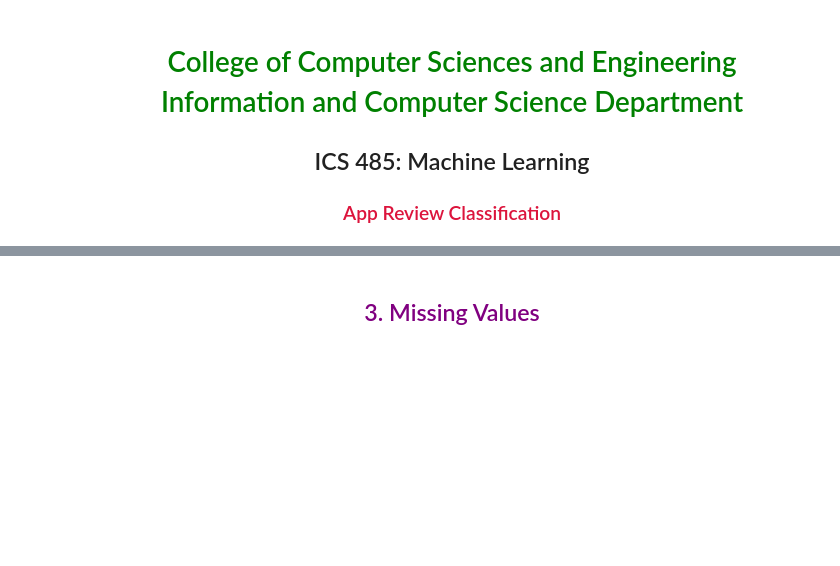
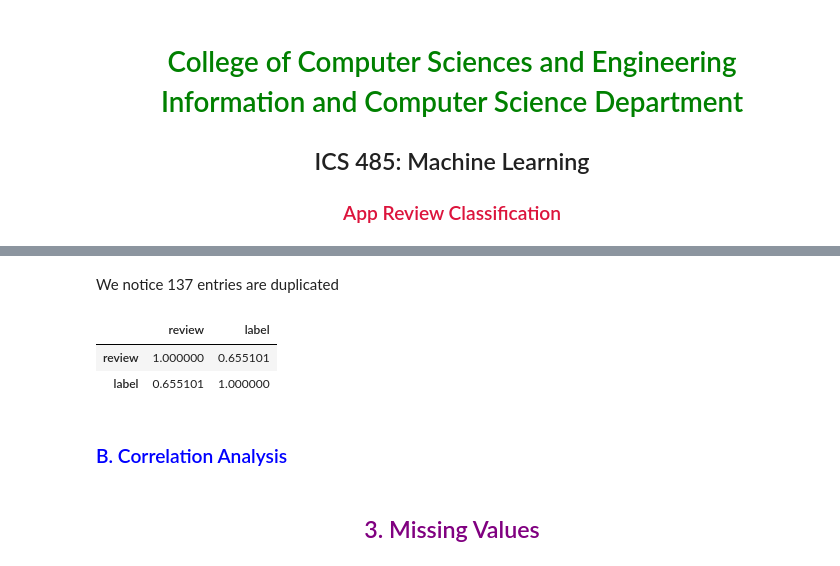
Before and after one commit to ZYousef/CS485-Project, a Jupyter notebook: CS485-Project-Notebook.ipynb, the cells around one changed output, grey strips where cells are left out. Cells and saved outputs as stored; diff of their text form; code cells hidden in the pictures; blank space fills up the shorter version.

```diff
--- a/CS485-Project-Notebook.ipynb
+++ b/CS485-Project-Notebook.ipynb
@@ -97,3 +94,13 @@ df.groupby("label")["review"].mean()
+# %% [markdown]
+We notice 137 entries are duplicated
+# %%
+df.apply(lambda x : pd.factorize(x)[0]).corr(method='pearson', min_periods=1)
+# %% [output]
+|  | review | label |
+| review | 1.000000 | 0.655101 |
+| label | 0.655101 | 1.000000 |
+# %% [markdown]
+### <font color=blue> B. Correlation Analysis
 # %%
 # START CODE
 # %% [markdown]
```
Also changed, not shown: parts of 27 cells of this notebook.
